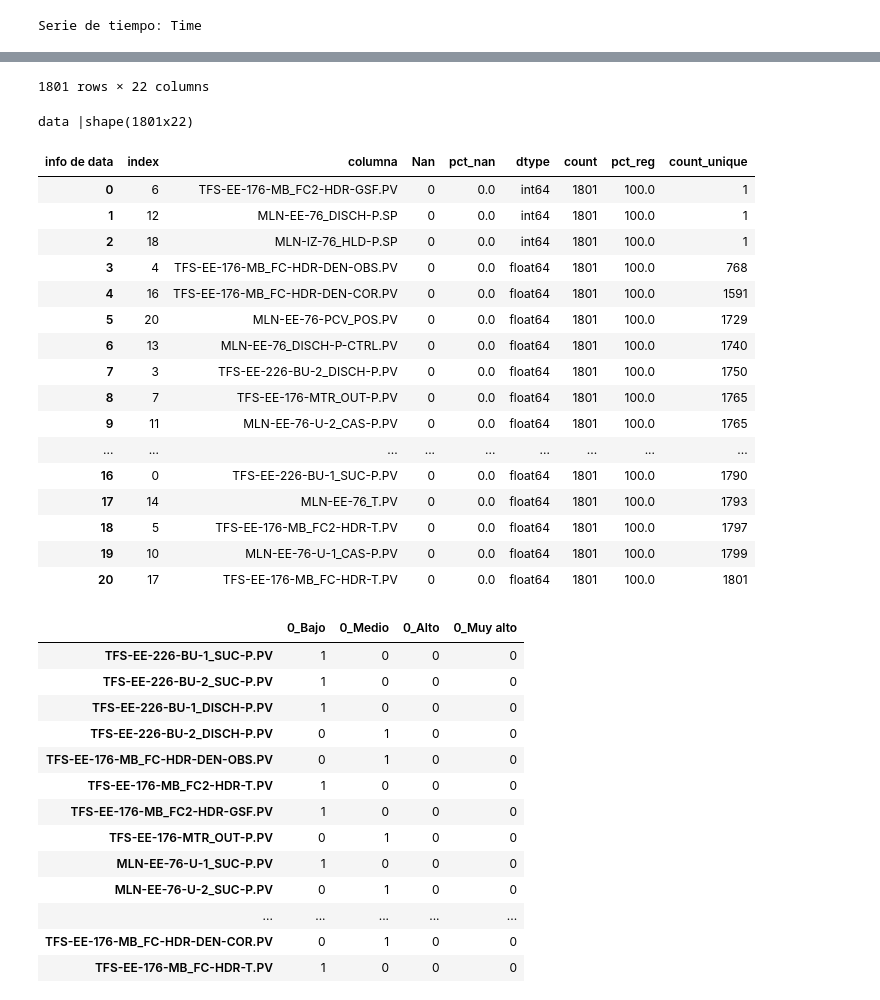
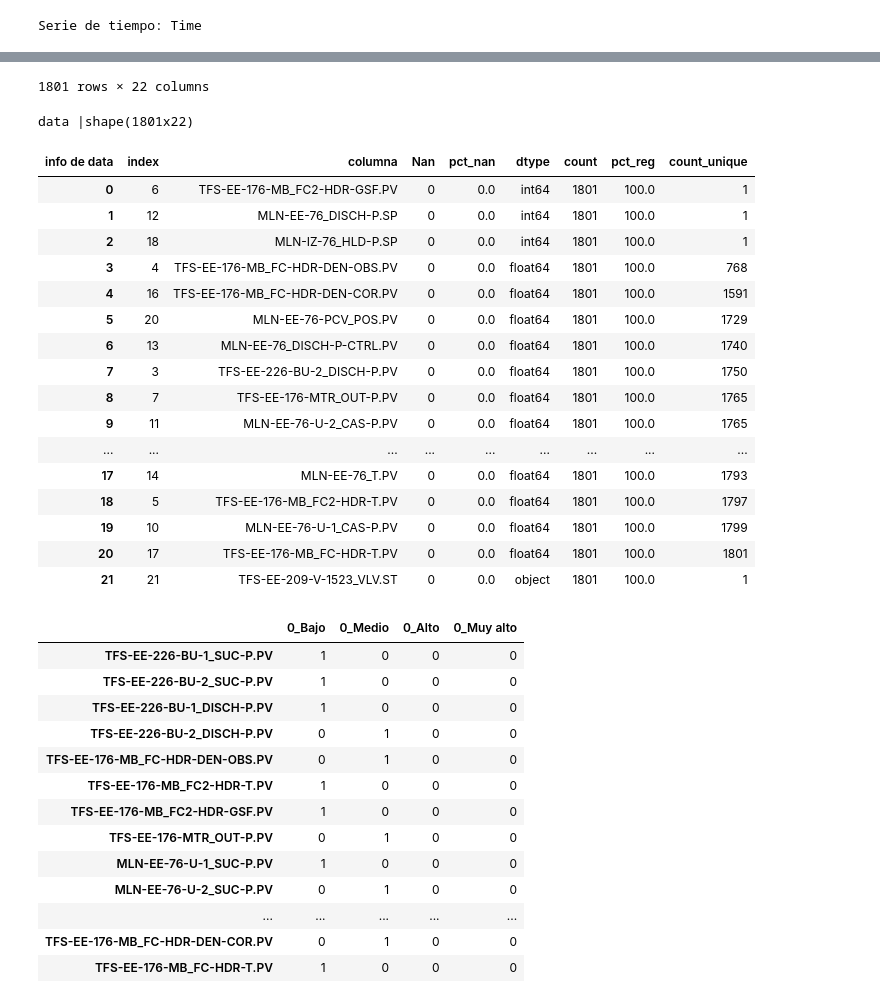
Before and after one commit to jackonedev/GifAnimationsAPP, a Jupyter notebook: second_dataset.ipynb, the cells around one changed output, grey strips where cells are left out. Drawn from its saved outputs; the diff is of its cells as text; code cells hidden in the pictures.

```diff
--- a/second_dataset.ipynb
+++ b/second_dataset.ipynb
@@ -1,6 +1,7 @@
 # %%
 import numpy as np
 import pandas as pd
+import pickle
 import matplotlib.pyplot as plt
 import plotly.express as px
 from python_package.data_feed import build_frames, plot_data
@@ -8,6 +9,8 @@ from python_package.data_prepare import check_type_dt
 import time
 
 pd.options.plotting.backend = "plotly"
+from python_package.data_prepare import data_info
+
 
 %matplotlib qt5
 plt.ion()
@@ -15,53 +18,49 @@ plt.ion()
 ## Select file name
 file_name = 'data_example.csv'
 data = pd.read_csv('data/' + file_name, encoding='utf-16')
 
 data_headers = data.iloc[:5]
 data_columns = data.iloc[5:6].values[0]
 data = data.iloc[6:]
 data.columns = data_columns
 data = data.reset_index(drop=True)
 data = check_type_dt(data)
 data = data.apply(lambda col: pd.to_numeric(col, errors='ignore'))
 display (data)
 print ("data |shape({}x{})".format(data.shape[0], data.shape[1]))
+display (data_info(data))
+data = data.iloc[:,:-1]
 # %% [output]
 Serie de tiempo: Time
 |  | TFS-EE-226-BU-1_SUC-P.PV | TFS-EE-226-BU-2_SUC-P.PV | TFS-EE-226-BU-1_DISCH-P.PV | TFS-EE-226-BU-2_DISCH-P.PV | ... |
 | Time |  |  |  |  | ... |
 | 2022-08-30 00:00:00 | 58.434475 | 58.435314 | 59.228432 | 662.705933 | ... |
 | 2022-08-30 00:00:01 | 58.432652 | 58.452389 | 59.226879 | 662.757141 | ... |
 | 2022-08-30 00:00:02 | 58.430828 | 58.469463 | 59.225327 | 662.808411 | ... |
 | 2022-08-30 00:00:03 | 58.429005 | 58.486538 | 59.223778 | 662.859619 | ... |
 | 2022-08-30 00:00:04 | 58.427181 | 58.499474 | 59.222225 | 662.870911 | ... |
 | ... | ... | ... | ... | ... | ... |
 | 2022-08-30 00:29:56 | 58.928192 | 58.750744 | 59.880123 | 667.459168 | ... |
 | 2022-08-30 00:29:57 | 58.918182 | 58.748520 | 59.869900 | 667.438171 | ... |
 | 2022-08-30 00:29:58 | 58.908169 | 58.746300 | 59.859676 | 667.417175 | ... |
 | 2022-08-30 00:29:59 | 58.903667 | 58.744080 | 59.849453 | 667.403687 | ... |
 | 2022-08-30 00:30:00 | 58.923580 | 58.741856 | 59.839230 | 667.423584 | ... |
 1801 rows × 22 columns
 data |shape(1801x22)
+| info de data | index | columna | Nan | pct_nan | dtype | count | pct_reg | count_unique |
+| 0 | 6 | TFS-EE-176-MB_FC2-HDR-GSF.PV | 0 | 0.0 | int64 | 1801 | 100.0 | 1 |
+| 1 | 12 | MLN-EE-76_DISCH-P.SP | 0 | 0.0 | int64 | 1801 | 100.0 | 1 |
+| 2 | 18 | MLN-IZ-76_HLD-P.SP | 0 | 0.0 | int64 | 1801 | 100.0 | 1 |
+| 3 | 4 | TFS-EE-176-MB_FC-HDR-DEN-OBS.PV | 0 | 0.0 | float64 | 1801 | 100.0 | 768 |
+| 4 | 16 | TFS-EE-176-MB_FC-HDR-DEN-COR.PV | 0 | 0.0 | float64 | 1801 | 100.0 | 1591 |
+| 5 | 20 | MLN-EE-76-PCV_POS.PV | 0 | 0.0 | float64 | 1801 | 100.0 | 1729 |
+| 6 | 13 | MLN-EE-76_DISCH-P-CTRL.PV | 0 | 0.0 | float64 | 1801 | 100.0 | 1740 |
+| 7 | 3 | TFS-EE-226-BU-2_DISCH-P.PV | 0 | 0.0 | float64 | 1801 | 100.0 | 1750 |
+| 8 | 7 | TFS-EE-176-MTR_OUT-P.PV | 0 | 0.0 | float64 | 1801 | 100.0 | 1765 |
+| 9 | 11 | MLN-EE-76-U-2_CAS-P.PV | 0 | 0.0 | float64 | 1801 | 100.0 | 1765 |
+| ... | ... | ... | ... | ... | ... | ... | ... | ... |
+| 17 | 14 | MLN-EE-76_T.PV | 0 | 0.0 | float64 | 1801 | 100.0 | 1793 |
+| 18 | 5 | TFS-EE-176-MB_FC2-HDR-T.PV | 0 | 0.0 | float64 | 1801 | 100.0 | 1797 |
+| 19 | 10 | MLN-EE-76-U-1_CAS-P.PV | 0 | 0.0 | float64 | 1801 | 100.0 | 1799 |
+| 20 | 17 | TFS-EE-176-MB_FC-HDR-T.PV | 0 | 0.0 | float64 | 1801 | 100.0 | 1801 |
+| 21 | 21 | TFS-EE-209-V-1523_VLV.ST | 0 | 0.0 | object | 1801 | 100.0 | 1 |
-# %%
-from python_package.data_prepare import data_info
-
-data = data.iloc[:,:-1]
-data_info(data)
-# %% [output]
-| info de data | index | columna | Nan | pct_nan | dtype | count | pct_reg | count_unique |
-| 0 | 6 | TFS-EE-176-MB_FC2-HDR-GSF.PV | 0 | 0.0 | int64 | 1801 | 100.0 | 1 |
-| 1 | 12 | MLN-EE-76_DISCH-P.SP | 0 | 0.0 | int64 | 1801 | 100.0 | 1 |
-| 2 | 18 | MLN-IZ-76_HLD-P.SP | 0 | 0.0 | int64 | 1801 | 100.0 | 1 |
-| 3 | 4 | TFS-EE-176-MB_FC-HDR-DEN-OBS.PV | 0 | 0.0 | float64 | 1801 | 100.0 | 768 |
-| 4 | 16 | TFS-EE-176-MB_FC-HDR-DEN-COR.PV | 0 | 0.0 | float64 | 1801 | 100.0 | 1591 |
-| 5 | 20 | MLN-EE-76-PCV_POS.PV | 0 | 0.0 | float64 | 1801 | 100.0 | 1729 |
-| 6 | 13 | MLN-EE-76_DISCH-P-CTRL.PV | 0 | 0.0 | float64 | 1801 | 100.0 | 1740 |
-| 7 | 3 | TFS-EE-226-BU-2_DISCH-P.PV | 0 | 0.0 | float64 | 1801 | 100.0 | 1750 |
-| 8 | 7 | TFS-EE-176-MTR_OUT-P.PV | 0 | 0.0 | float64 | 1801 | 100.0 | 1765 |
-| 9 | 11 | MLN-EE-76-U-2_CAS-P.PV | 0 | 0.0 | float64 | 1801 | 100.0 | 1765 |
-| ... | ... | ... | ... | ... | ... | ... | ... | ... |
-| 16 | 0 | TFS-EE-226-BU-1_SUC-P.PV | 0 | 0.0 | float64 | 1801 | 100.0 | 1790 |
-| 17 | 14 | MLN-EE-76_T.PV | 0 | 0.0 | float64 | 1801 | 100.0 | 1793 |
-| 18 | 5 | TFS-EE-176-MB_FC2-HDR-T.PV | 0 | 0.0 | float64 | 1801 | 100.0 | 1797 |
-| 19 | 10 | MLN-EE-76-U-1_CAS-P.PV | 0 | 0.0 | float64 | 1801 | 100.0 | 1799 |
-| 20 | 17 | TFS-EE-176-MB_FC-HDR-T.PV | 0 | 0.0 | float64 | 1801 | 100.0 | 1801 |
```
Also changed, not shown: parts of 1 cell of this notebook, 2 other files.
